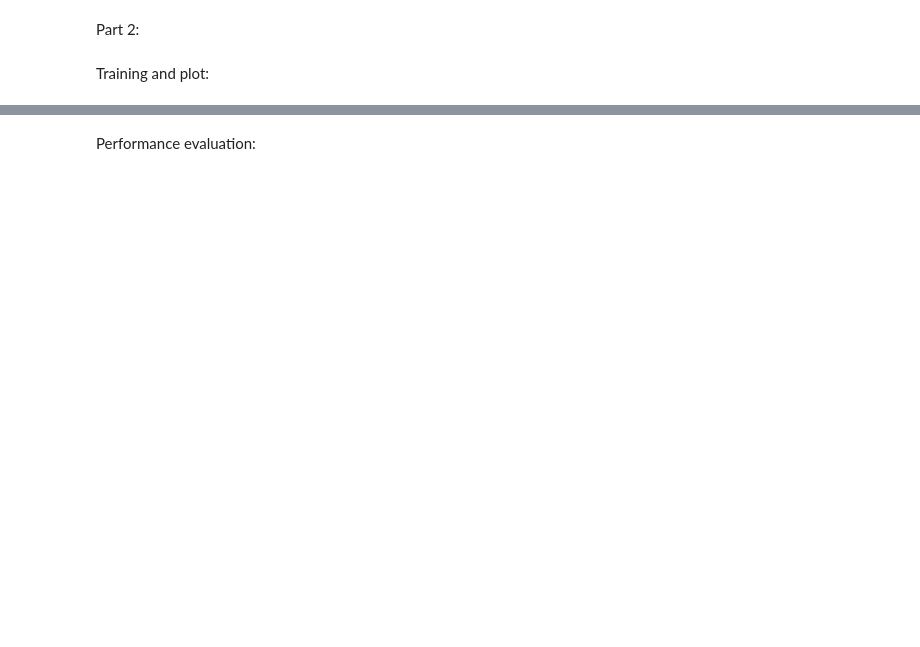
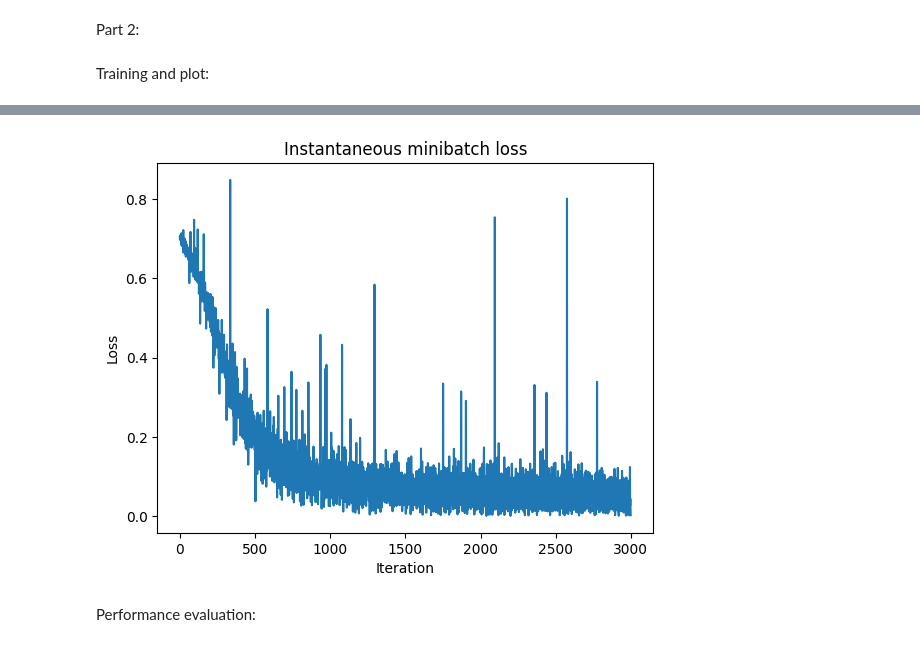
Before and after one commit to MahadAhmed25/4AL3, a Jupyter notebook: assignments/A3/Assignment3_starter.ipynb, the cells around one changed output, grey strips where cells are left out. Cells and saved outputs as stored; diff of their text form; code cells hidden in the pictures; blank space fills up the shorter version.

```diff
--- a/assignments/A3/Assignment3_starter.ipynb
+++ b/assignments/A3/Assignment3_starter.ipynb
@@ -247,3 +366,11 @@ plt.show()
+# %%
+plt.plot(batch_losses)
+plt.title("Instantaneous minibatch loss")
+plt.xlabel("Iteration")
+plt.ylabel("Loss")
+plt.show()
+# %% [output]
+[figure, added]
 # %% [markdown]
 Performance evaluation:
 # %%
```
Also changed, not shown: parts of 9 cells of this notebook.
